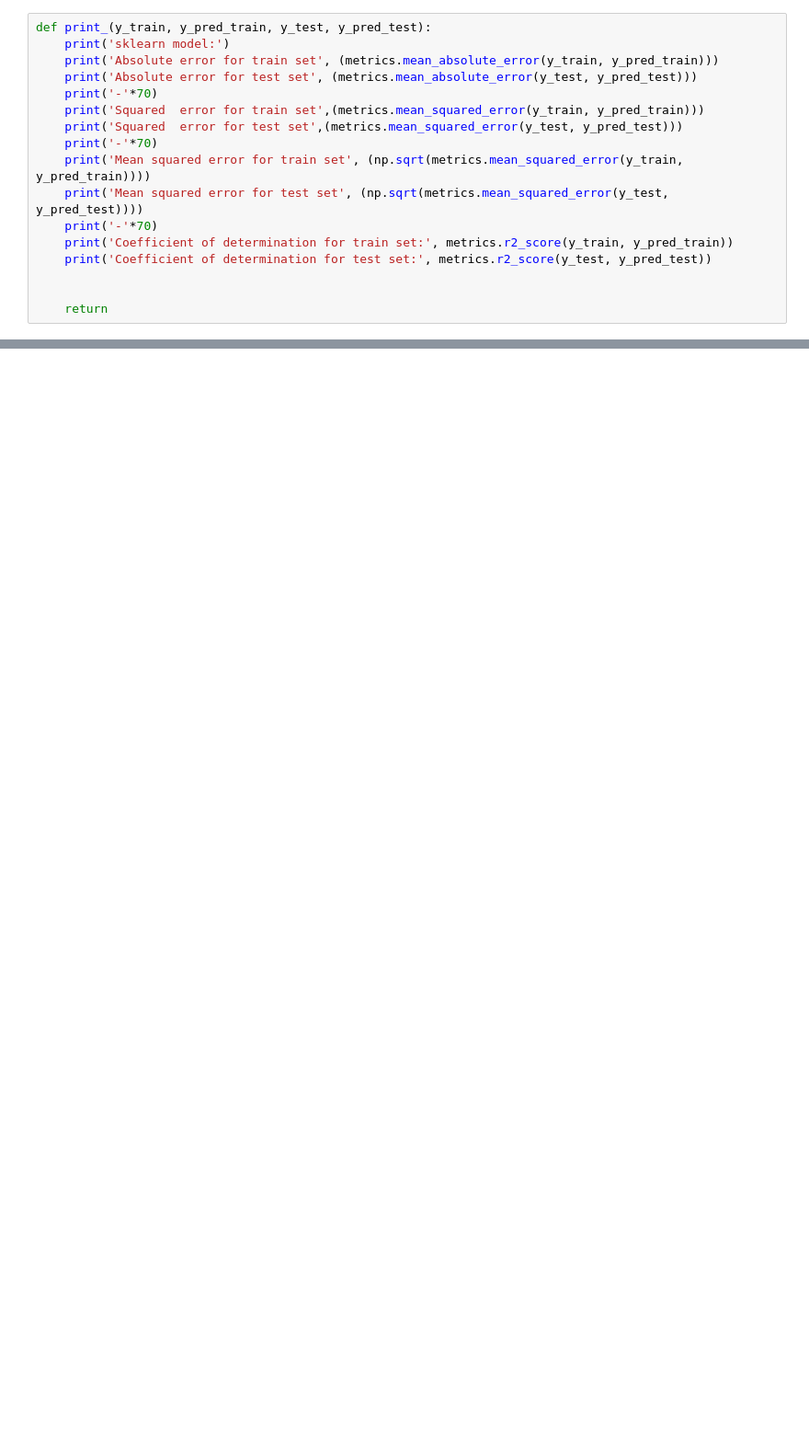
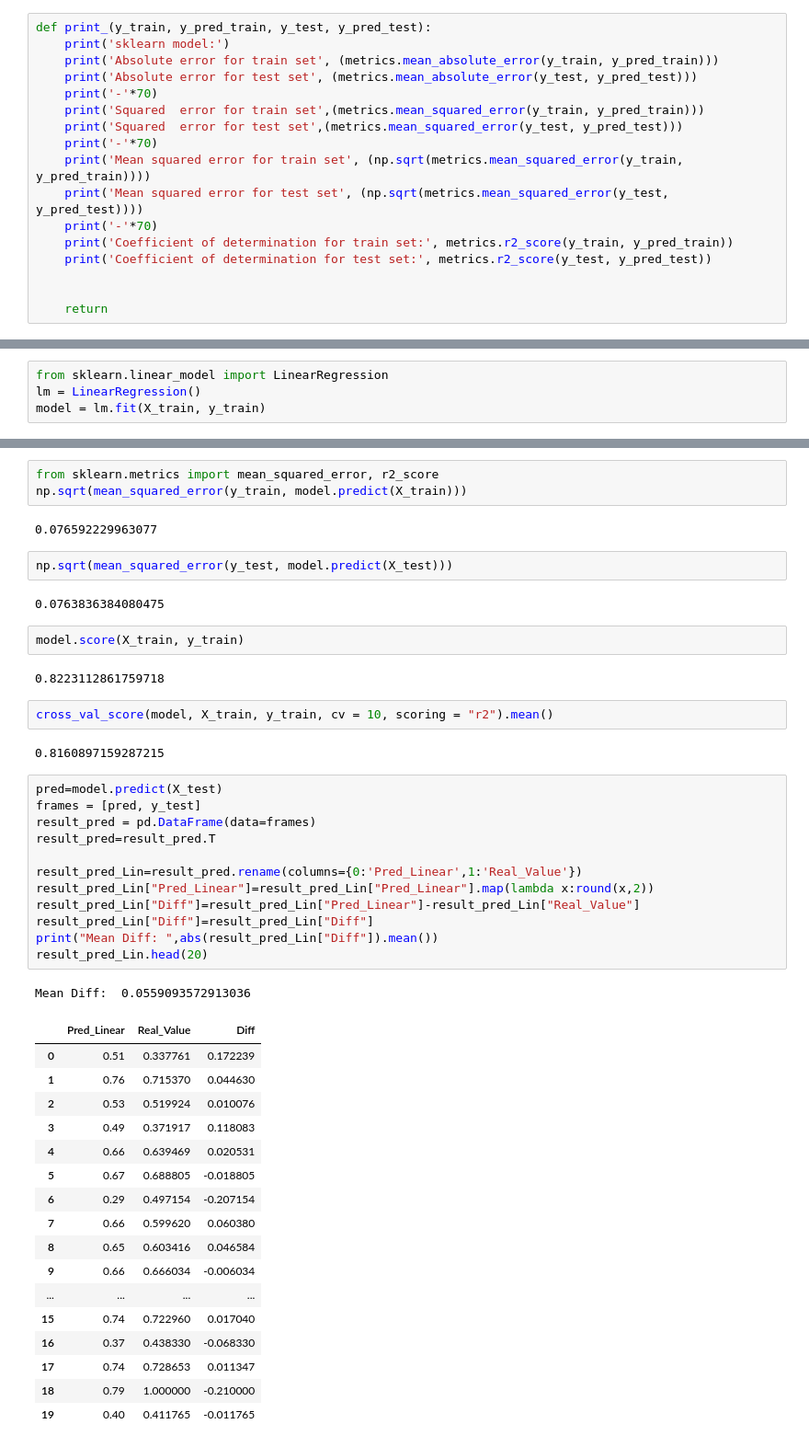
Before and after one commit to YuliiaShymko/LifeExpectancyPredict_LR, a Jupyter notebook: Life_Exp_LR.ipynb, the cells around one changed output, grey strips where cells are left out. Shown at 92% size. Saved outputs shown, nothing was run; the diff lists cells and outputs as text; blank space fills up the shorter version.

```diff
--- a/Life_Exp_LR.ipynb
+++ b/Life_Exp_LR.ipynb
@@ -233,0 +239,4 @@ Coefficient of determination for test set: 0.8054953535511229
+# %%
+from sklearn.linear_model import LinearRegression
+lm = LinearRegression()
+model = lm.fit(X_train, y_train)
@@ -233,0 +254,48 @@ Coefficient of determination for test set: 0.8054953535511229
+# %%
+from sklearn.metrics import mean_squared_error, r2_score
+np.sqrt(mean_squared_error(y_train, model.predict(X_train)))
+# %% [output]
+0.076592229963077
+# %%
+np.sqrt(mean_squared_error(y_test, model.predict(X_test)))
+# %% [output]
+0.0763836384080475
+# %%
+model.score(X_train, y_train)
+# %% [output]
+0.8223112861759718
+# %%
+cross_val_score(model, X_train, y_train, cv = 10, scoring = "r2").mean()
+# %% [output]
+0.8160897159287215
+# %%
+pred=model.predict(X_test)
+frames = [pred, y_test]
+result_pred = pd.DataFrame(data=frames)
+result_pred=result_pred.T
+
+result_pred_Lin=result_pred.rename(columns={0:'Pred_Linear',1:'Real_Value'})
+result_pred_Lin["Pred_Linear"]=result_pred_Lin["Pred_Linear"].map(lambda x:round(x,2))
+result_pred_Lin["Diff"]=result_pred_Lin["Pred_Linear"]-result_pred_Lin["Real_Value"]
+result_pred_Lin["Diff"]=result_pred_Lin["Diff"]
+print("Mean Diff: ",abs(result_pred_Lin["Diff"]).mean())
+result_pred_Lin.head(20)
+# %% [output]
+Mean Diff:  0.0559093572913036
+|  | Pred_Linear | Real_Value | Diff |
+| 0 | 0.51 | 0.337761 | 0.172239 |
+| 1 | 0.76 | 0.715370 | 0.044630 |
+| 2 | 0.53 | 0.519924 | 0.010076 |
+| 3 | 0.49 | 0.371917 | 0.118083 |
+| 4 | 0.66 | 0.639469 | 0.020531 |
+| 5 | 0.67 | 0.688805 | -0.018805 |
+| 6 | 0.29 | 0.497154 | -0.207154 |
+| 7 | 0.66 | 0.599620 | 0.060380 |
+| 8 | 0.65 | 0.603416 | 0.046584 |
+| 9 | 0.66 | 0.666034 | -0.006034 |
+| ... | ... | ... | ... |
+| 15 | 0.74 | 0.722960 | 0.017040 |
+| 16 | 0.37 | 0.438330 | -0.068330 |
+| 17 | 0.74 | 0.728653 | 0.011347 |
+| 18 | 0.79 | 1.000000 | -0.210000 |
+| 19 | 0.40 | 0.411765 | -0.011765 |
```
Also changed, not shown: parts of 20 cells of this notebook.
